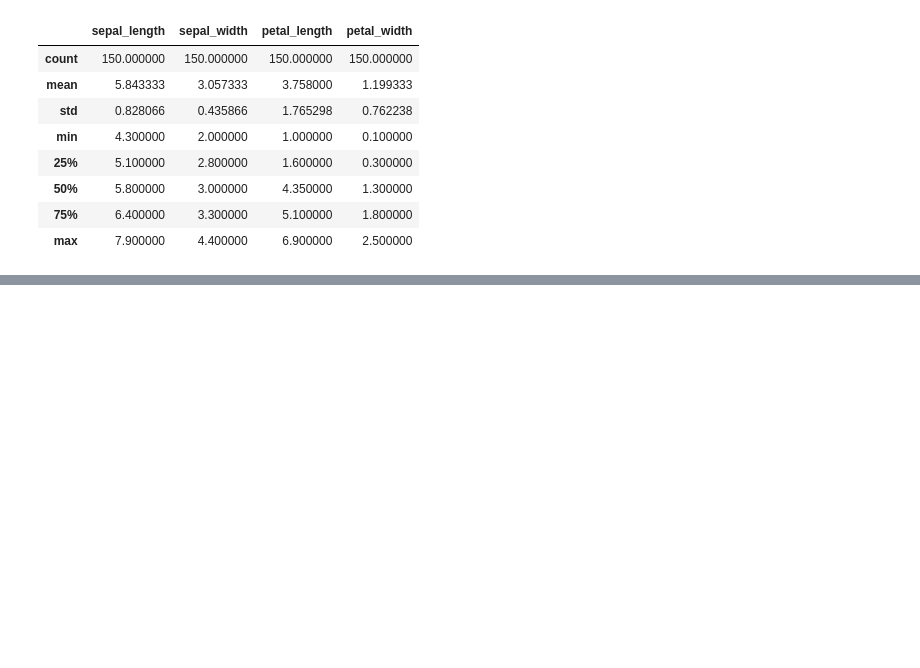
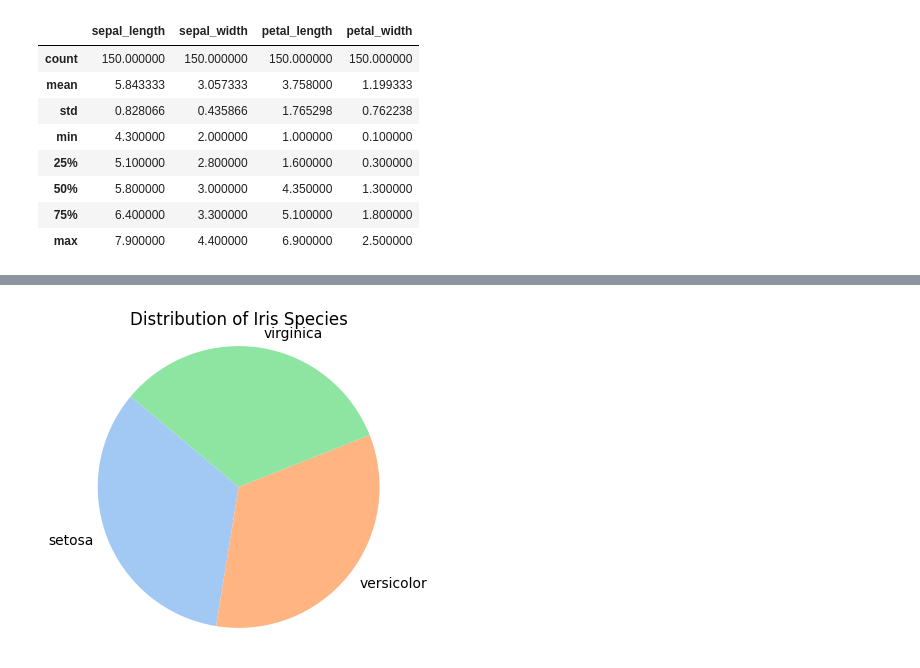
Before and after one commit to Emilye42/DataAnalysisonIrisDataSet, a Jupyter notebook: Iris.ipynb, the cells around one changed output, grey strips where cells are left out. Cells and saved outputs as stored; diff of their text form; code cells hidden in the pictures; blank space fills up the shorter version.

```diff
--- a/Iris.ipynb
+++ b/Iris.ipynb
@@ -107,0 +146,16 @@ numeric_features = iris_df.select_dtypes(include=['float64', 'int64']).columns
+# %%
+#display the distribution of the speices
+
+species_counts = iris_df['species'].value_counts()
+plt.figure(figsize=(4, 4))
+plt.pie(
+    species_counts,
+    labels=species_counts.index,
+    startangle=140,
+    colors=sns.color_palette('pastel')
+)
+plt.title('Distribution of Iris Species')
+plt.axis('equal')
+plt.show()
+# %% [output]
+[figure, added]
```
Also changed, not shown: parts of 9 cells of this notebook.
